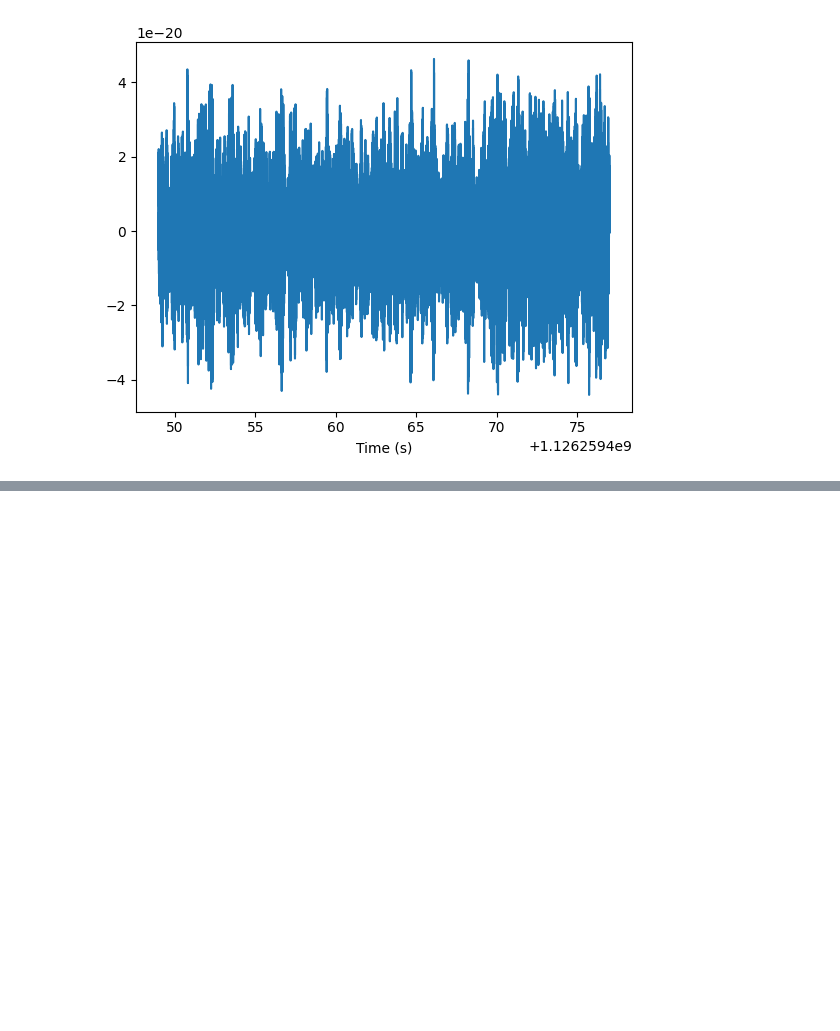
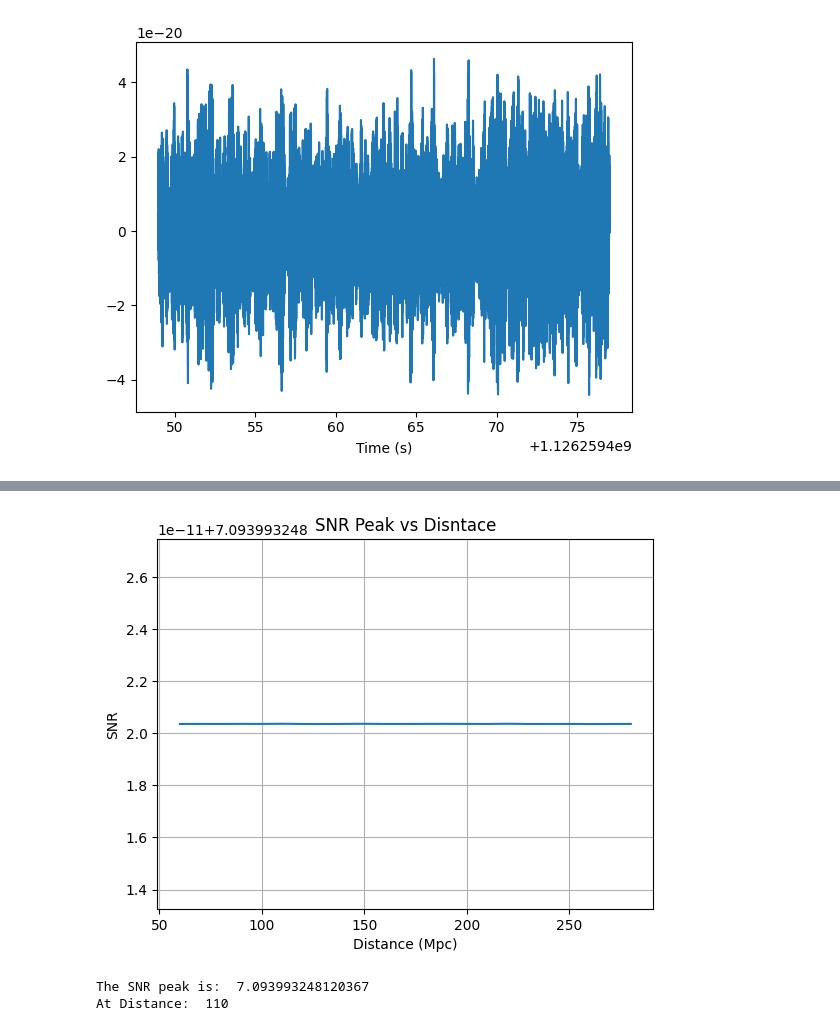
Before and after one commit to Arush-Pimpalkar/GW_Machine_Learning_Model, a Jupyter notebook: snr.ipynb, the cells around one changed output, grey strips where cells are left out. Drawn from its saved outputs; the diff is of its cells as text; code cells hidden in the pictures; blank space fills up the shorter version.

```diff
--- a/snr.ipynb
+++ b/snr.ipynb
@@ -120,0 +187,14 @@ pylab.show()
+# %%
+# Plot snr_peak vs m
+pylab.plot(d_values, snr_peak_values)
+pylab.xlabel("Distance (Mpc)")
+pylab.ylabel("SNR")
+pylab.title("SNR Peak vs Disntace")
+pylab.grid()
+pylab.show()
+print("The SNR peak is: ", max(snr_peak_values))
+print("At Distance: ", d_values[snr_peak_values.index(max(snr_peak_values))])
+# %% [output]
+[figure, added]
+The SNR peak is:  7.093993248120367
+At Distance:  110
```
Also changed, not shown: parts of 8 cells of this notebook.
